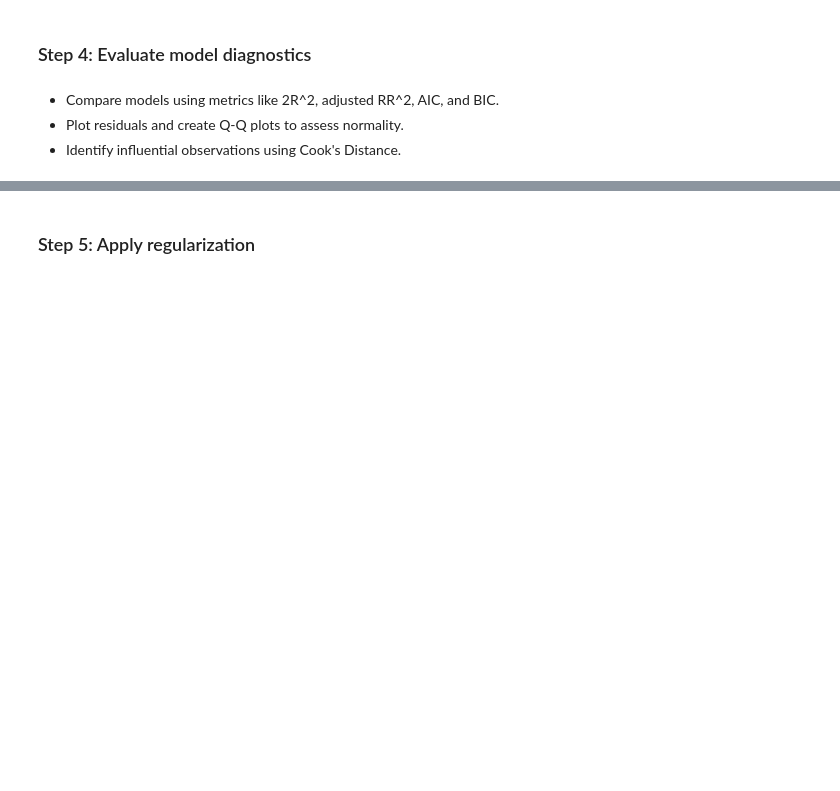
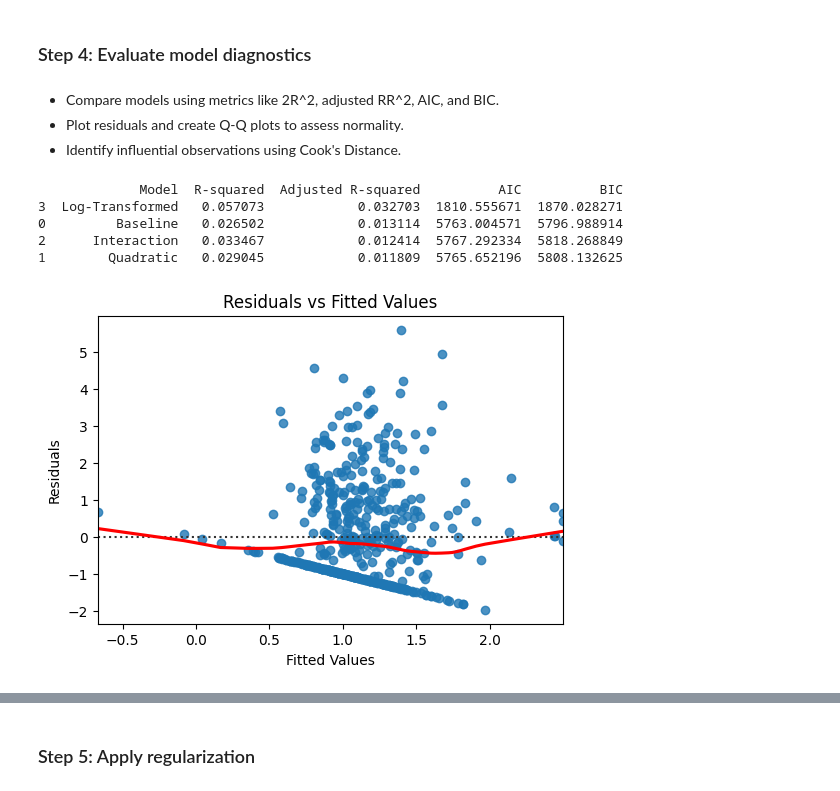
Before and after one commit to Uzmafaheem/Forest-Fires-Prevention, a Jupyter notebook: C06M08Lab.ipynb, the cells around one changed output, grey strips where cells are left out. Saved outputs shown, nothing was run; the diff lists cells and outputs as text; code cells hidden in the pictures; blank space fills up the shorter version.

```diff
--- a/C06M08Lab.ipynb
+++ b/C06M08Lab.ipynb
@@ -261,0 +328,14 @@ strong multicollinearity or other numerical problems.
+# %%
+# Copy from interaction dataset
+X_indicator = X_interact.copy()
+
+# Create rain occurrence indicator (0 = no rain, 1 = some rain)
+X_indicator['rain_occurrence'] = (X_indicator['rain'] > 0).astype(int)
+
+# Add constant
+X_indicator_const = sm.add_constant(X_indicator).astype(float)
+
+# Fit the model
+indicator_model = sm.OLS(y_1d.astype(float), X_indicator_const).fit()
+
+print(indicator_model.summary())
@@ -261,0 +360,17 @@ strong multicollinearity or other numerical problems.
+# %%
+# Apply log transformation to the target (adding 1 to handle zeros)
+y_log = np.log1p(y_1d)
+
+# If you also want to transform a skewed predictor like 'DMC' or 'DC':
+X_transformed = X_indicator.copy()
+#X_transformed['log_DC'] = np.log1p(X_transformed['DC'])
+X_transformed['log_DMC'] = np.log1p(X_transformed['DMC'])
+
+# Add constant for regression
+X_transformed_const = sm.add_constant(X_transformed).astype(float)
+
+# Fit the log-transformed regression model
+log_model = sm.OLS(y_log.astype(float), X_transformed_const).fit()
+
+# Print summary
+print(log_model.summary())
@@ -265,3 +398,47 @@ strong multicollinearity or other numerical problems.
 * Compare models using metrics like 2R^2, adjusted RR^2, AIC, and BIC.
 * Plot residuals and create Q-Q plots to assess normality.
 * Identify influential observations using Cook's Distance.
+# %%
+import statsmodels.api as sm
+
+
+models = {
+    'Baseline': baseline_model,
+    'Quadratic': quad_model,
+    'Interaction': interaction_model,
+    'Log-Transformed': log_model
+}
+
+# Collect metrics
+metrics = []
+for name, model in models.items():
+    metrics.append({
+        'Model': name,
+        'R-squared': model.rsquared,
+        'Adjusted R-squared': model.rsquared_adj,
+        'AIC': model.aic,
+        'BIC': model.bic
+    })
+
+metrics_df = pd.DataFrame(metrics).sort_values(by='Adjusted R-squared', ascending=False)
+print(metrics_df)
+# %% [output]
+             Model  R-squared  Adjusted R-squared          AIC          BIC
+3  Log-Transformed   0.057073            0.032703  1810.555671  1870.028271
+0         Baseline   0.026502            0.013114  5763.004571  5796.988914
+2      Interaction   0.033467            0.012414  5767.292334  5818.268849
+1        Quadratic   0.029045            0.011809  5765.652196  5808.132625
+# %%
+model = log_model  # replace with any model
+
+residuals = model.resid
+fitted = model.fittedvalues
+
+plt.figure(figsize=(6,4))
+sns.residplot(x=fitted, y=residuals, lowess=True, line_kws={"color": "red"})
+plt.xlabel("Fitted Values")
+plt.ylabel("Residuals")
+plt.title("Residuals vs Fitted Values")
+plt.show()
+# %% [output]
+[figure, added]
```
Also changed, not shown: parts of 6 cells of this notebook.
